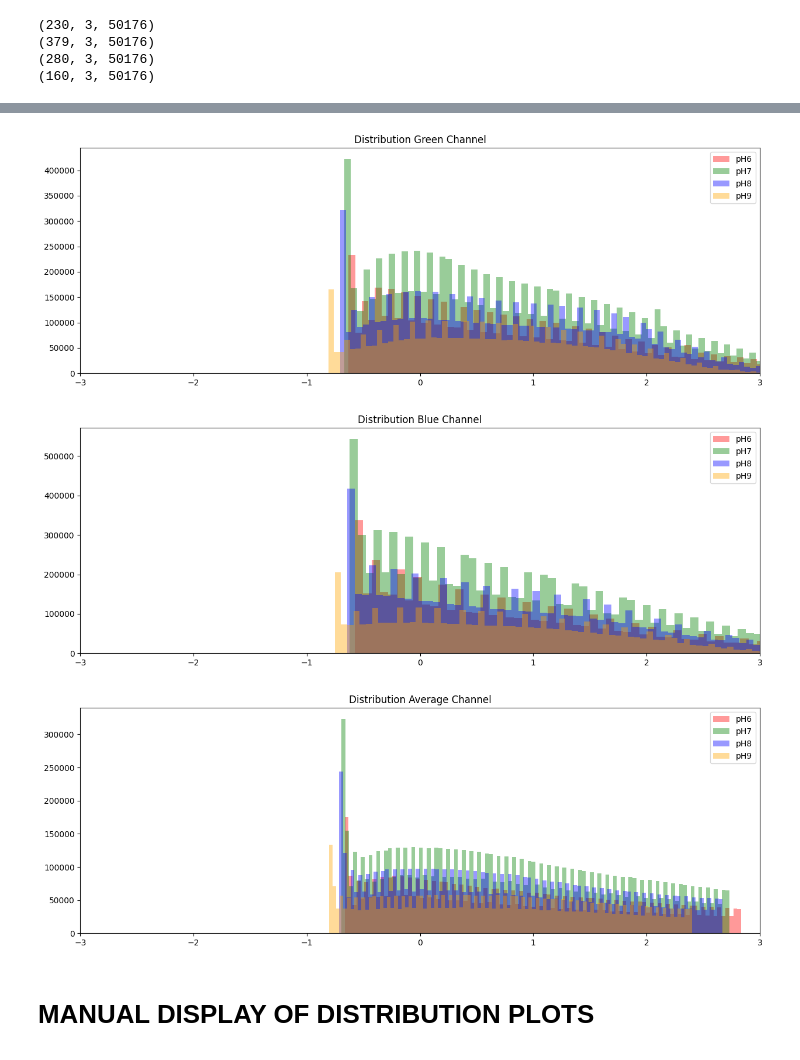
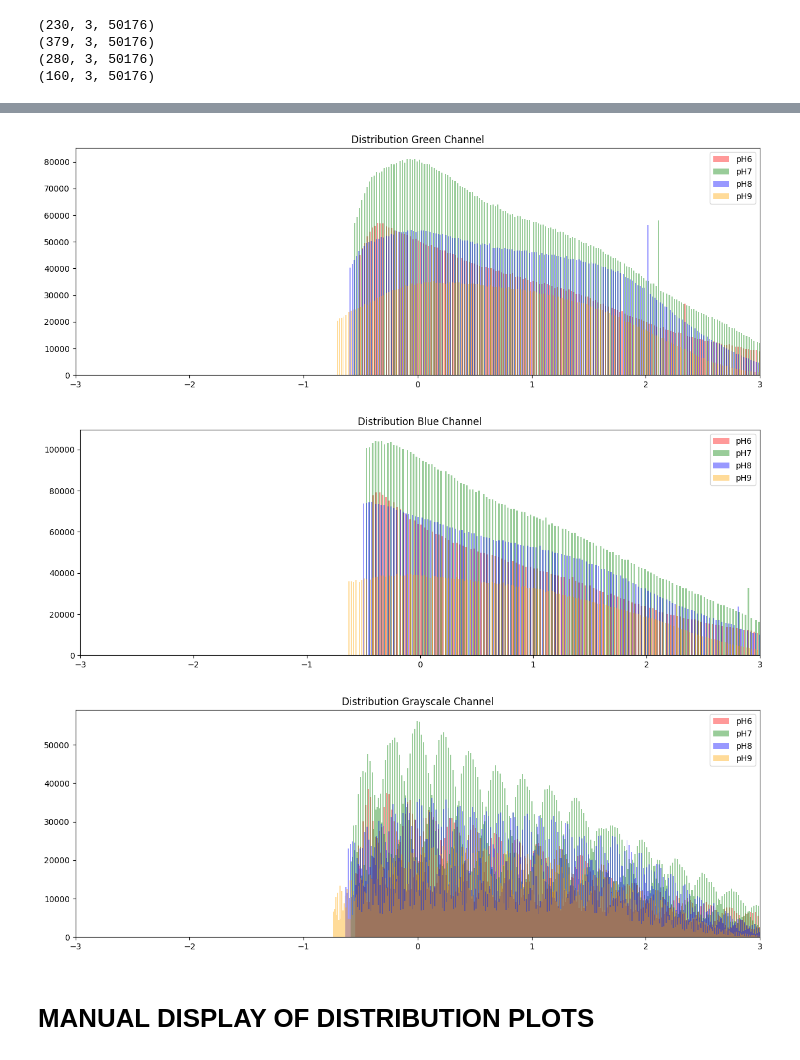
Before and after one commit to neeeal/soil-ph-monitoring-system, a Jupyter notebook: phDistribution.ipynb, the cells around one changed output, grey strips where cells are left out. Saved outputs shown, nothing was run; the diff lists cells and outputs as text; code cells hidden in the pictures.

Commit message:
created plots for excluding pixel values 0-5 in reducing outliers. plot can now be seen better

```diff
--- a/phDistribution.ipynb
+++ b/phDistribution.ipynb
@@ -8,7 +8,7 @@ import numpy as np
 # %% [markdown]
 ## Automated Generation of Distribution Plots
 # %%
-bins = 100
+bins = 255*2
 alpha = 0.4
 dataDir = "noBgData"
 savePath = "distributionPlots"
@@ -77,10 +77,9 @@ print(rgb_ph9.shape)
 def get_zscore(channel_values):
     ## INPUT LIST OF RAW SINGLE CHANNEL VALUES
     ## OUTPUT ZSCORE LIST
-    channel_values = rgb_ph6[:,0,:].reshape(1,-1)[0]
     channel_mean = np.mean(channel_values)
     channel_std = np.std(channel_values)
-    zscore_ph6_red_values = [(score-channel_mean)/channel_std for score in channel_values if score > 0]
+    zscore_ph6_red_values = [(score-channel_mean)/channel_std for score in channel_values if score > 5]
     return zscore_ph6_red_values
 
 def get_channel_values(rgb_values, channel):
@@ -143,7 +144,7 @@ zscore_ph9_green = get_zscore(ph9_green)
 ## PLOTTTING ZSCORES
 plot_distribution(zscore_ph6_green, zscore_ph7_green, zscore_ph8_green, zscore_ph9_green, name = "Green Channel")
 # %% [output]
-[figure, old version]
+[figure, new version]
 # %%
 ## GETTING ZSCORES
 ## BLUE
@@ -162,27 +163,27 @@ zscore_ph9_blue = get_zscore(ph9_blue)
 ## PLOTTTING ZSCORES
 plot_distribution(zscore_ph6_blue, zscore_ph7_blue, zscore_ph8_blue, zscore_ph9_blue, name = "Blue Channel")
 # %% [output]
-[figure, old version]
+[figure, new version]
 # %%
 ## GETTING ZSCORES
-## AVERAGE
-ph6_ave = (ph6_red + ph6_green + ph6_blue)/3
+## GRAYSCALE 0.299 ∙ Red + 0.587 ∙ Green + 0.114
+ph6_ave = (0.299*ph6_red) + (0.587*ph6_green) + (0.114*ph6_blue)
 zscore_ph6_ave = get_zscore(ph6_ave)
 
-ph7_ave = (ph7_red + ph7_green + ph7_blue)/3
+ph7_ave = (0.299*ph7_red) + (0.587*ph7_green) + (0.114*ph7_blue)
 zscore_ph7_ave = get_zscore(ph7_ave)
 
-ph8_ave = (ph8_red + ph8_green + ph8_blue)/3
+ph8_ave = (0.299*ph8_red) + (0.587*ph8_green) + (0.114*ph8_blue)
 zscore_ph8_ave = get_zscore(ph8_ave)
 
-ph9_ave = (ph9_red + ph9_green + ph9_blue)/3
+ph9_ave = (0.299*ph9_red) + (0.587*ph9_green) + (0.114*ph9_blue)
 zscore_ph9_ave = get_zscore(ph9_ave)
 
 
 ## PLOTTTING ZSCORES
-plot_distribution(zscore_ph6_ave, zscore_ph7_ave, zscore_ph8_ave, zscore_ph9_ave, name = "Average Channel")
+plot_distribution(zscore_ph6_ave, zscore_ph7_ave, zscore_ph8_ave, zscore_ph9_ave, name = "Grayscale Channel")
 # %% [output]
-[figure, old version]
+[figure, new version]
 # %% [markdown]
 # MANUAL DISPLAY OF DISTRIBUTION PLOTS
 # %%
```
Also changed, not shown: parts of 1 cell of this notebook, 11 other files.
